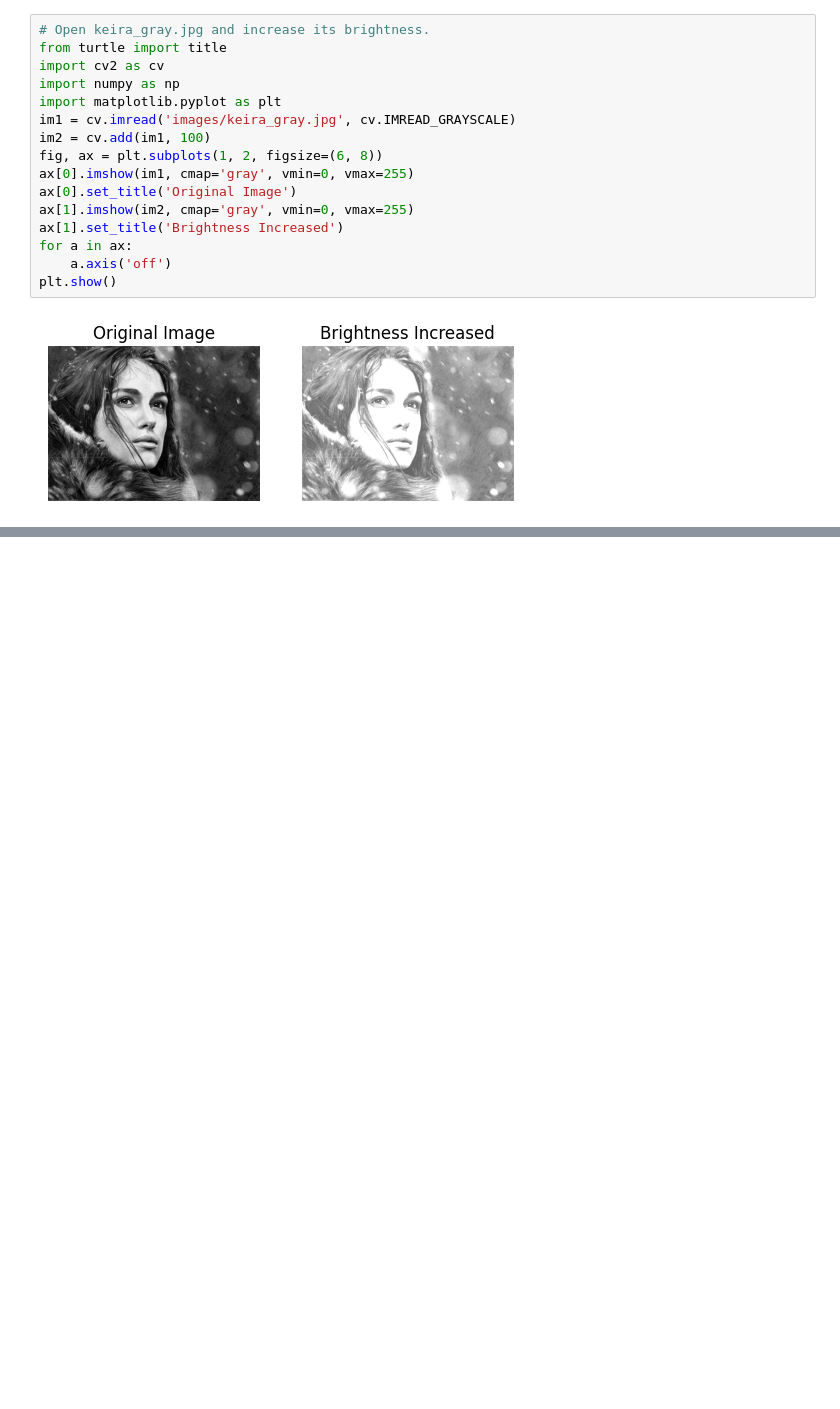
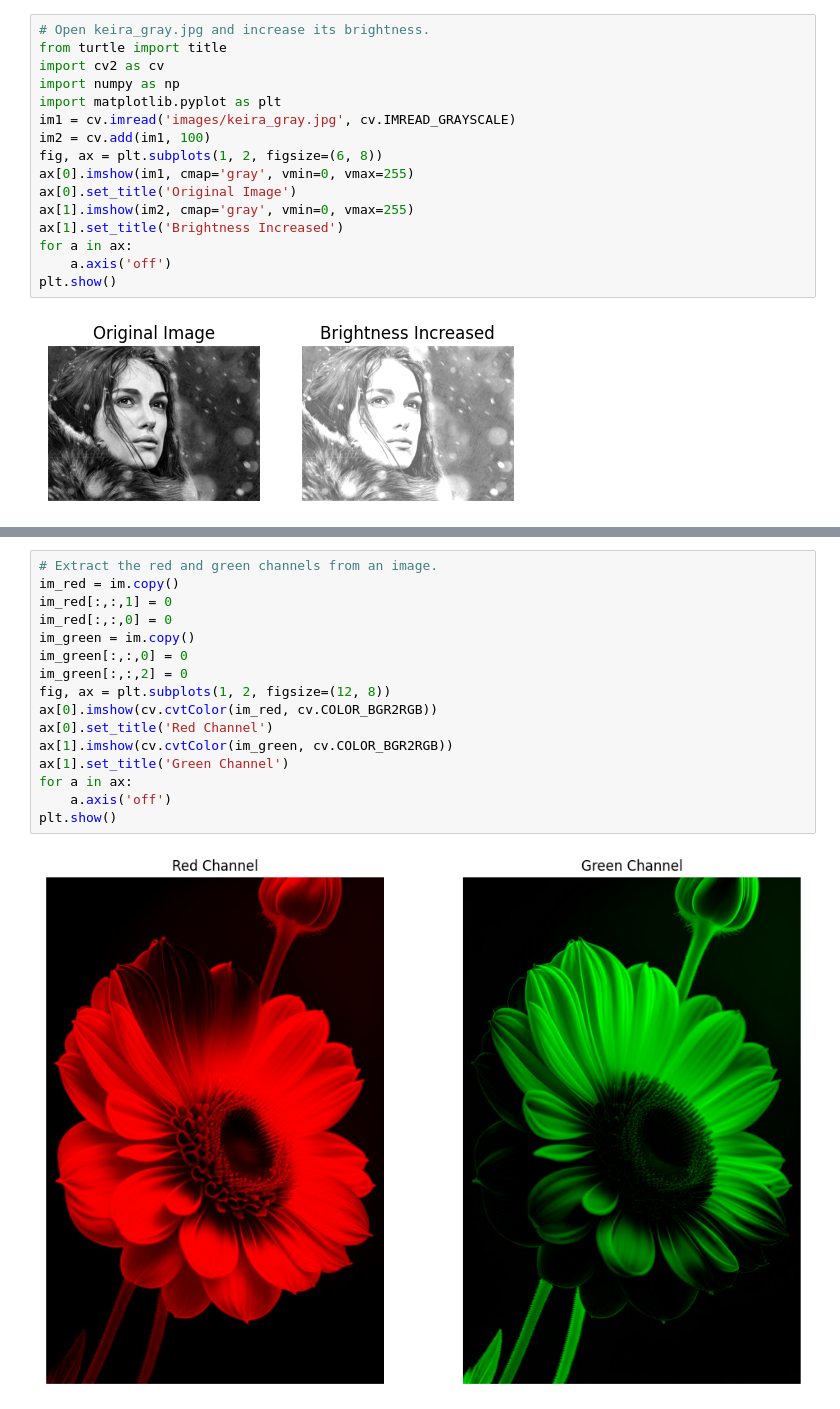
Before and after one commit to neocodered/EN3160_Image_Processing_and_Machine_Vision, a Jupyter notebook: image_basics.ipynb, the cells around one changed output, grey strips where cells are left out. Cells and saved outputs as stored; diff of their text form; blank space fills up the shorter version.

```diff
--- a/image_basics.ipynb
+++ b/image_basics.ipynb
@@ -82,0 +120,18 @@ plt.show()
+# %%
+# Extract the red and green channels from an image.
+im_red = im.copy()
+im_red[:,:,1] = 0
+im_red[:,:,0] = 0
+im_green = im.copy()
+im_green[:,:,0] = 0
+im_green[:,:,2] = 0
+fig, ax = plt.subplots(1, 2, figsize=(12, 8))
+ax[0].imshow(cv.cvtColor(im_red, cv.COLOR_BGR2RGB))
+ax[0].set_title('Red Channel')
+ax[1].imshow(cv.cvtColor(im_green, cv.COLOR_BGR2RGB))
+ax[1].set_title('Green Channel')
+for a in ax:
+    a.axis('off')
+plt.show()
+# %% [output]
+[figure, added]
```
Also changed, not shown: parts of 8 cells of this notebook, 2 other files.
